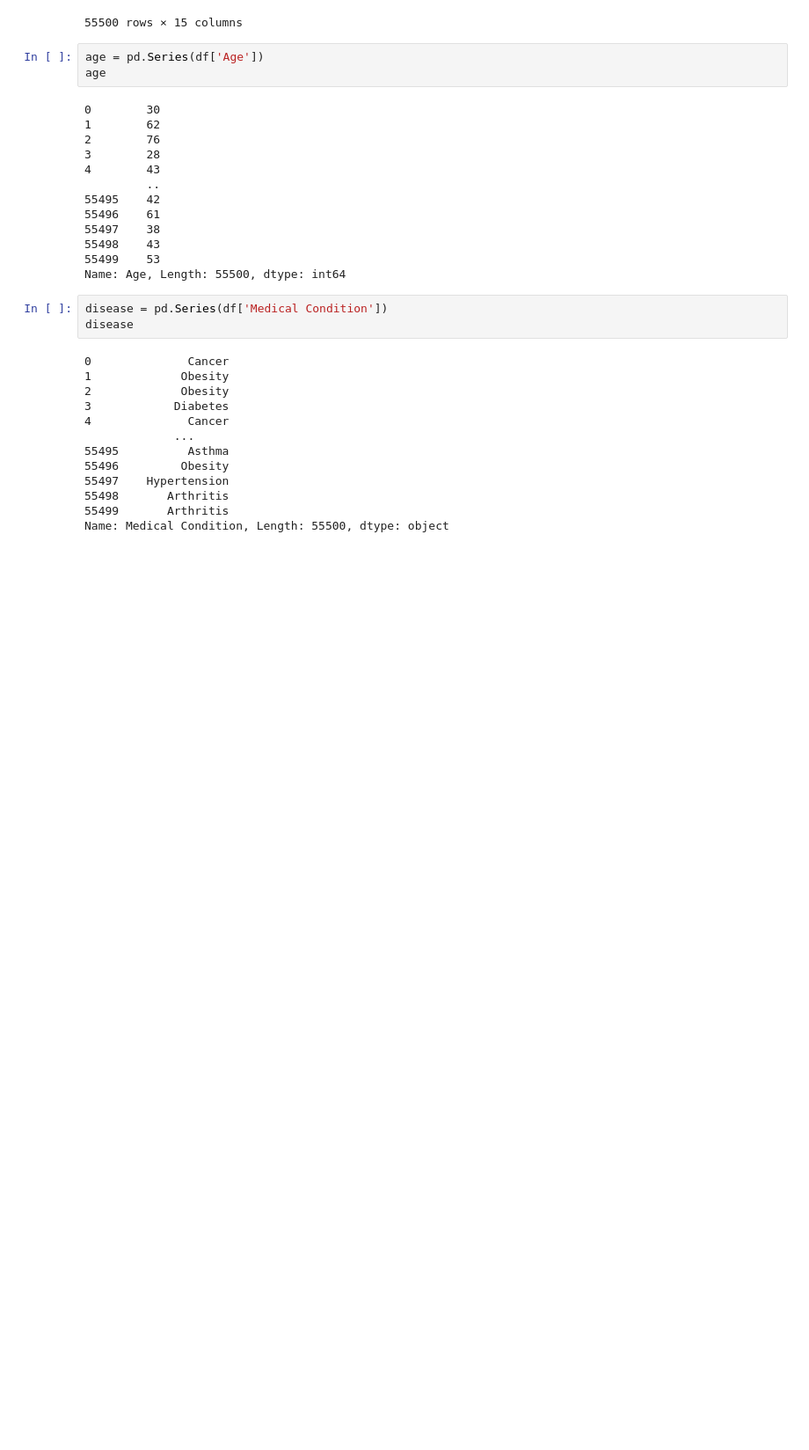
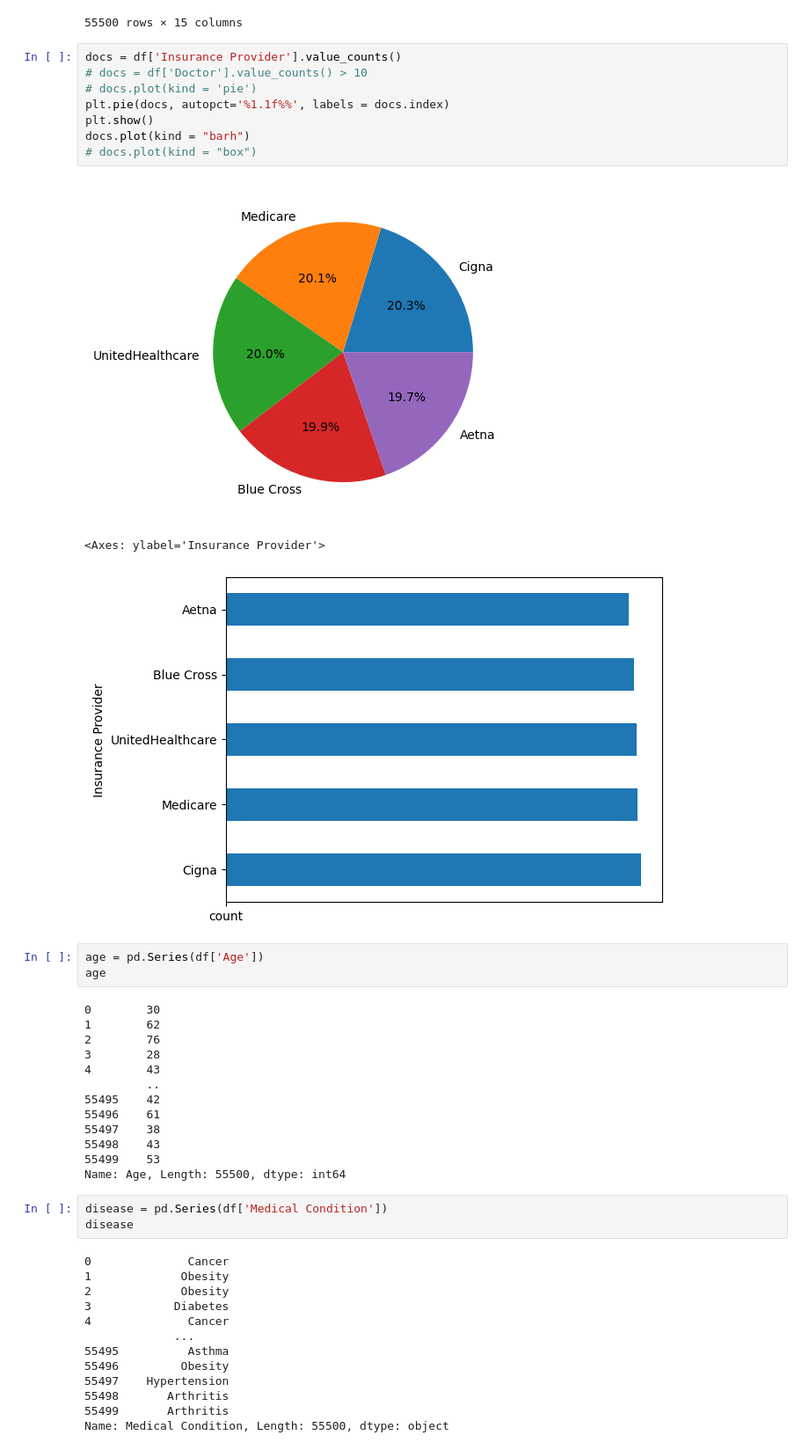
Before and after one commit to MohitMahajan03/6th-SEM, a Jupyter notebook: Data Science/Lab/Q3 Healthcare.ipynb, the cells around one changed output. Shown at 88% size. Drawn from its saved outputs; the diff is of its cells as text; blank space fills up the shorter version.

```diff
--- a/Data Science/Lab/Q3 Healthcare.ipynb
+++ b/Data Science/Lab/Q3 Healthcare.ipynb
@@ -19,6 +19,18 @@ df
 | 55498 | JENniFER JOneS | 43 | Male | O- | Arthritis | 2019-05-25 | Kimberly Curry | Jackson Todd and Castro, | ... |
 | 55499 | jAMES GARCiA | 53 | Female | O+ | Arthritis | 2024-04-02 | Dennis Warren | Henry Sons and | ... |
 55500 rows × 15 columns
+# %%
+docs = df['Insurance Provider'].value_counts()
+# docs = df['Doctor'].value_counts() > 10
+# docs.plot(kind = 'pie')
+plt.pie(docs, autopct='%1.1f%%', labels = docs.index)
+plt.show()
+docs.plot(kind = "barh")
+# docs.plot(kind = "box")
+# %% [output]
+[figure, added]
+<Axes: ylabel='Insurance Provider'>
+[figure, added]
 # %%
 age = pd.Series(df['Age'])
 age
```
Also changed, not shown: parts of 6 cells of this notebook, 1 other file.
